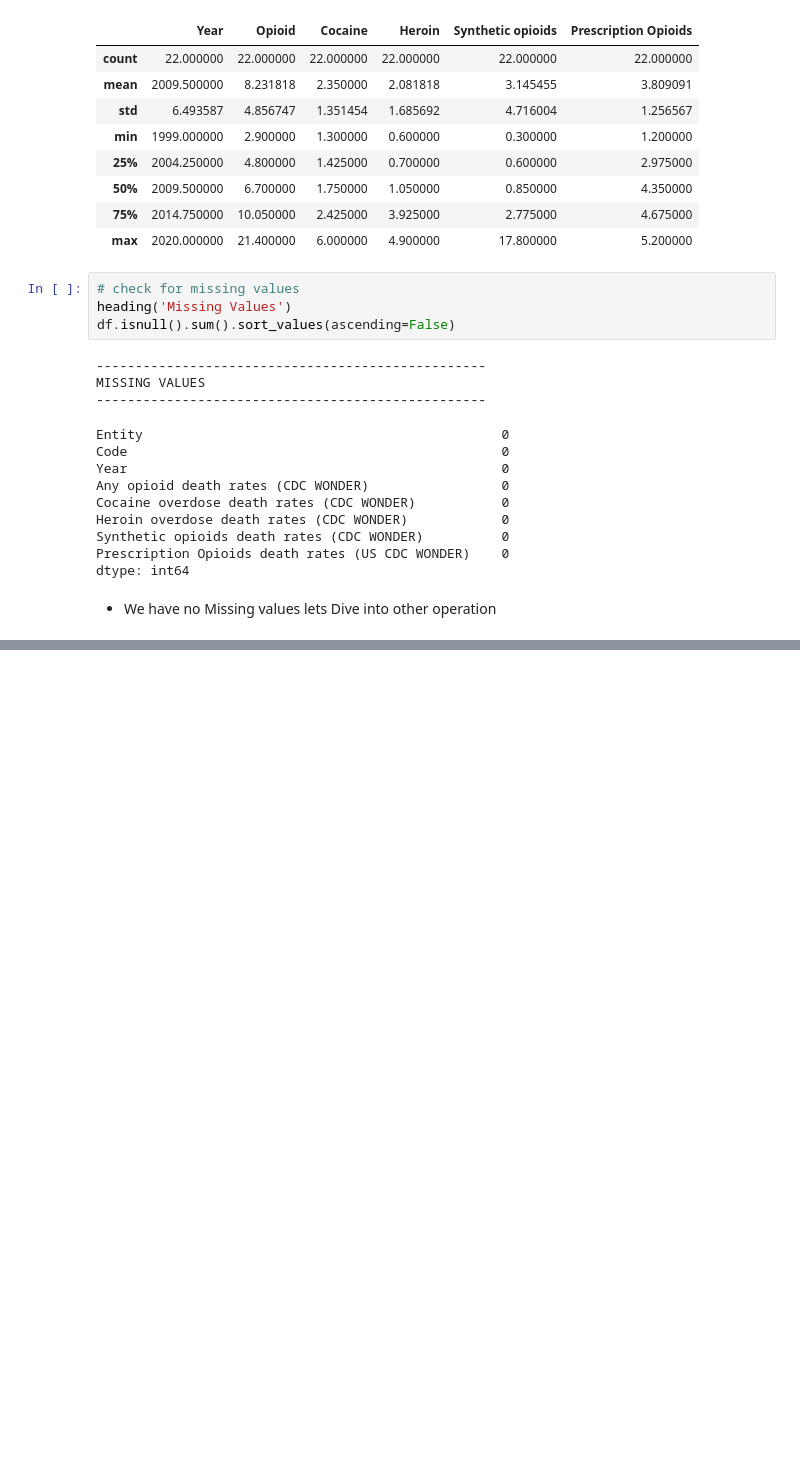
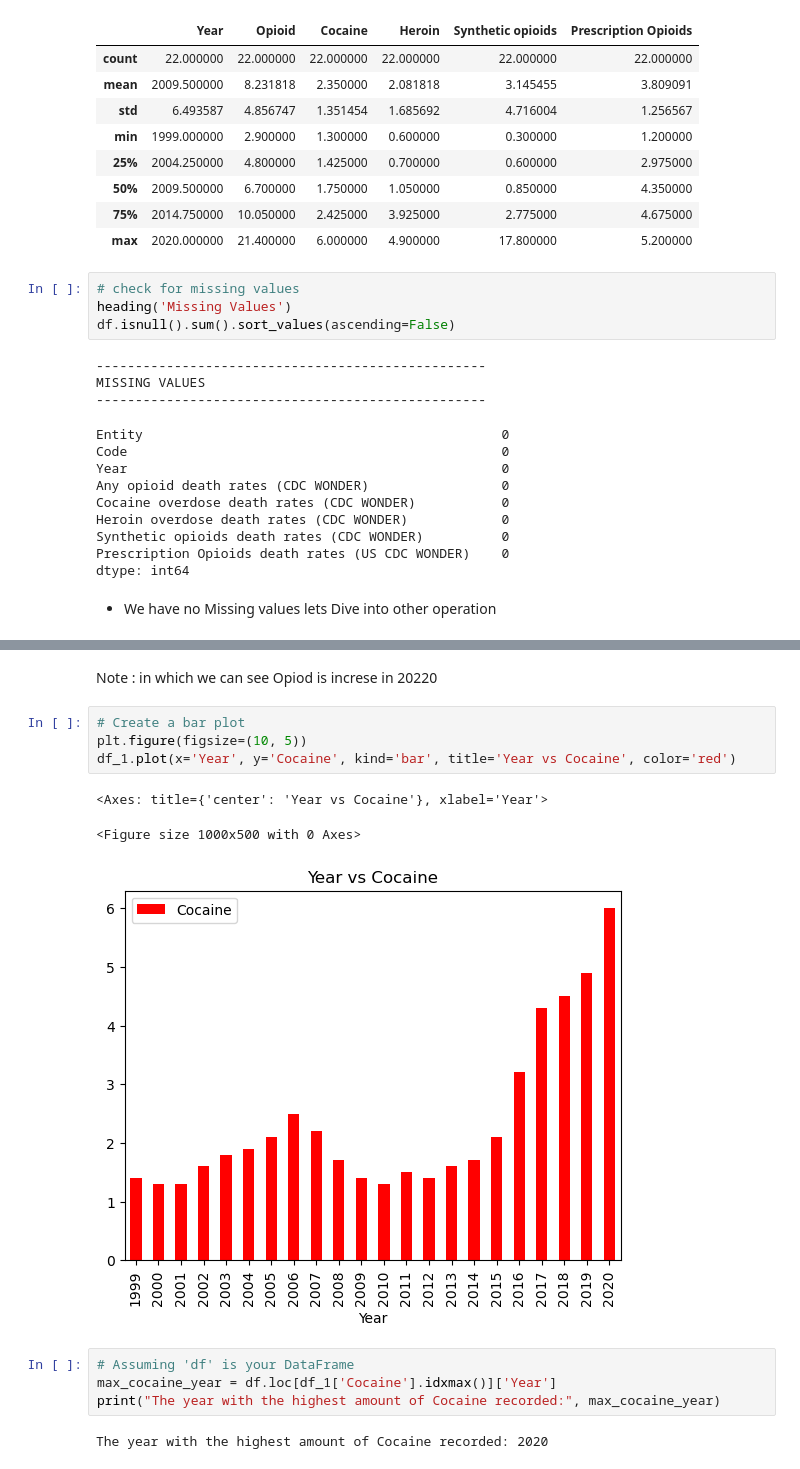
Before and after one commit to Zeeshan5932/Six-month-of-AI-and-data-science-work, a Jupyter notebook: 00_Projects/Drug Overdose/drug_overdose.ipynb, the cells around one changed output, grey strips where cells are left out. Cells and saved outputs as stored; diff of their text form; blank space fills up the shorter version.

```diff
--- a/00_Projects/Drug Overdose/drug_overdose.ipynb
+++ b/00_Projects/Drug Overdose/drug_overdose.ipynb
@@ -150,0 +257,17 @@ UNIVARIATE ANALYSIS
+# %% [markdown]
+Note :
+in which we can see Opiod is increse in 20220
+# %%
+# Create a bar plot
+plt.figure(figsize=(10, 5))
+df_1.plot(x='Year', y='Cocaine', kind='bar', title='Year vs Cocaine', color='red')
+# %% [output]
+<Axes: title={'center': 'Year vs Cocaine'}, xlabel='Year'>
+<Figure size 1000x500 with 0 Axes>
+[figure, added]
+# %%
+# Assuming 'df' is your DataFrame
+max_cocaine_year = df.loc[df_1['Cocaine'].idxmax()]['Year']
+print("The year with the highest amount of Cocaine recorded:", max_cocaine_year)
+# %% [output]
+The year with the highest amount of Cocaine recorded: 2020
```
Also changed, not shown: parts of 28 cells of this notebook, 9 other files.
